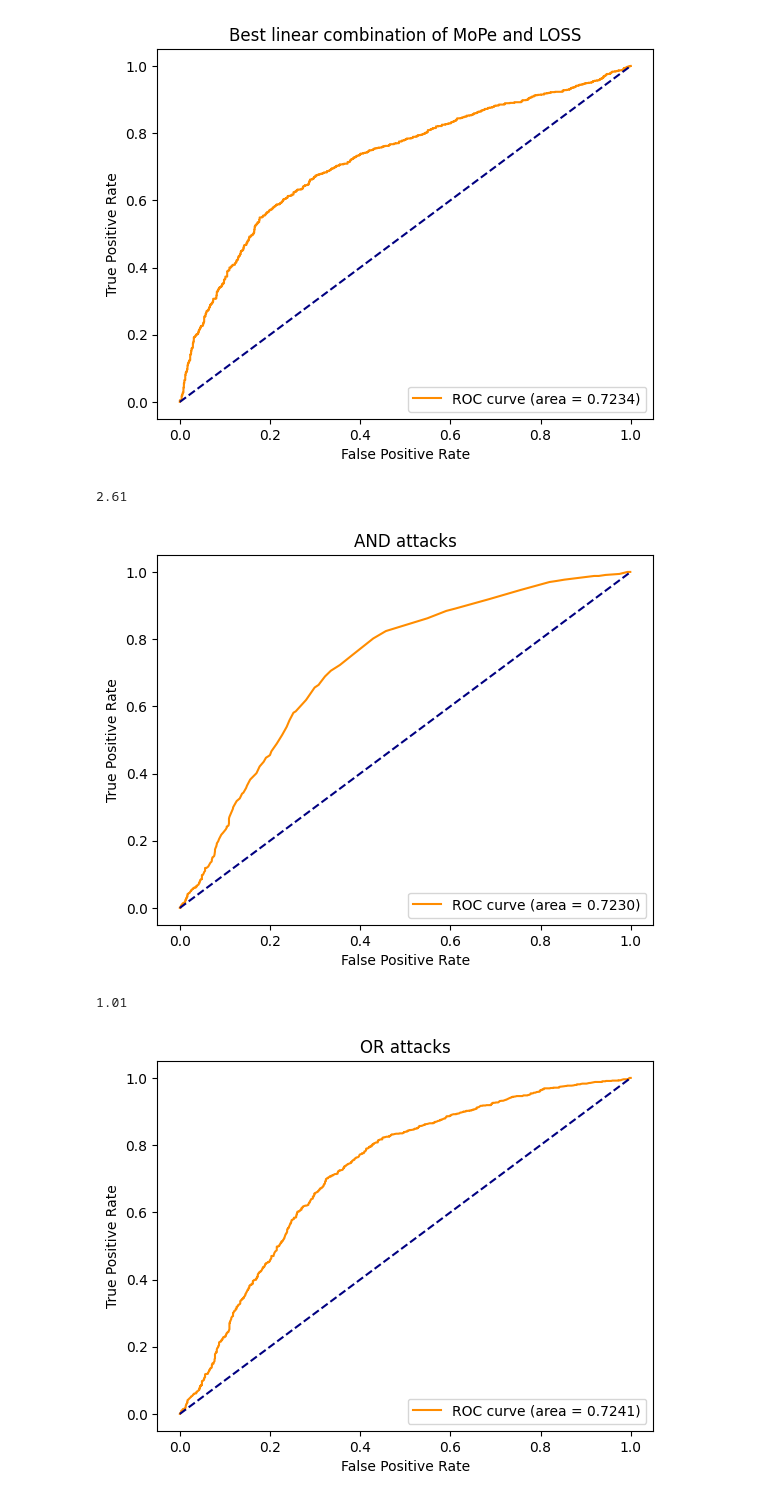
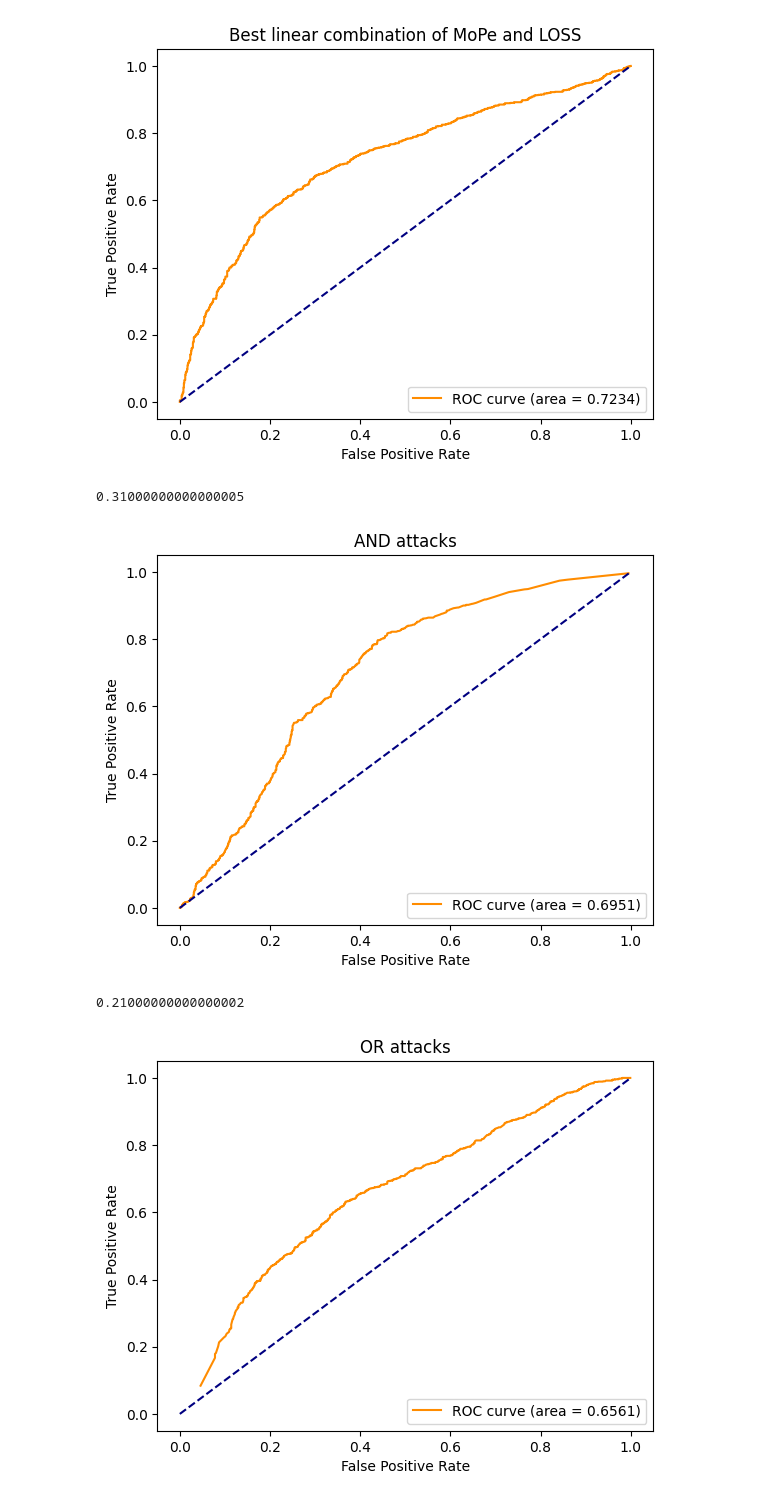
Before and after one commit to safr-ai-lab/pandora-llm, a Jupyter notebook: find_best_combination.ipynb, the cells around one changed output. Drawn from its saved outputs; the diff is of its cells as text; code cells hidden in the pictures.

Commit message:
combine plots but trying scaling

```diff
--- a/find_best_combination.ipynb
+++ b/find_best_combination.ipynb
@@ -12,6 +12,10 @@ valid_likelihoods = all_likelihoods[all_likelihoods.shape[0]//2:,]
 train_mope = -(train_likelihoods[1:,:].mean(dim=0) - train_likelihoods[0,:])
 valid_mope = -(valid_likelihoods[1:,:].mean(dim=0) - valid_likelihoods[0,:])
 
-z_scores = stats.zscore(torch.concat((train_mope, valid_mope)))
-train_mope_z = z_scores[:len(z_scores)//2] + min(z_scores)
-valid_mope_z = z_scores[len(z_scores)//2:] + min(z_scores)
+mope_z_scores = stats.zscore(torch.concat((train_mope, valid_mope)))
+train_mope_z = mope_z_scores[:len(mope_z_scores)//2] + min(mope_z_scores)
+valid_mope_z = mope_z_scores[len(mope_z_scores)//2:] + min(mope_z_scores)
+
+loss_z_scores = stats.zscore(torch.concat((train_likelihoods[0,:], valid_likelihoods[0,:])))
+train_loss_z  = loss_z_scores[:len(loss_z_scores)//2] + min(loss_z_scores)
+valid_loss_z  = loss_z_scores[len(loss_z_scores)//2:] + min(loss_z_scores)
@@ -44,6 +44,14 @@ plt.legend()
 plt.show()
 # %% [output]
 [figure]
+# %%
+#Scale mope and loss to be between [0,1] to be a fair comparison
+
+scaled_train_mope_z = (train_mope_z-min(mope_z_scores))/(max(mope_z_scores)-min(mope_z_scores))
+scaled_valid_mope_z = (valid_mope_z-min(mope_z_scores))/(max(mope_z_scores)-min(mope_z_scores))
+
+scaled_train_loss_z = (train_loss_z-min(loss_z_scores))/(max(loss_z_scores)-min(loss_z_scores))
+scaled_valid_loss_z = (valid_loss_z-min(loss_z_scores))/(max(loss_z_scores)-min(loss_z_scores))
 # %%
 def find_best_lambda(train_mope_z, valid_mope_z, train_loss_z, valid_loss_z, stepsize = 0.01):
     best_lmbda = -1
@@ -127,7 +135,7 @@ def find_best_and(train_mope_z, valid_mope_z, train_loss_z, valid_loss_z, start=
             best_fpr, best_tpr = fpr, tpr
     return best_m, best_auc, best_fpr, best_tpr
 # %%
-best_and_m, roc_auc, fpr, tpr = find_best_and(min(z_scores)+train_mope_z, min(z_scores)+valid_mope_z, min(loss_z_scores)+train_loss_z, min(loss_z_scores)+valid_loss_z)
+best_and_m, roc_auc, fpr, tpr = find_best_and(scaled_train_mope_z, scaled_valid_mope_z, scaled_train_loss_z, scaled_valid_loss_z)
 
 print(best_and_m)
 plt.plot(fpr, tpr, color='darkorange', label='ROC curve (area = %0.4f)' % roc_auc)
@@ -138,19 +146,19 @@ plt.xlabel('False Positive Rate')
 plt.ylabel('True Positive Rate')
 plt.show()
 # %% [output]
-2.61
+0.31000000000000005
-[figure, old version]
+[figure, new version]
 # %%
-best_or_m, roc_auc, fpr, tpr = find_best_or(min(z_scores)+train_mope_z, min(z_scores)+valid_mope_z, min(loss_z_scores)+train_loss_z, min(loss_z_scores)+valid_loss_z)
+best_or_m, roc_auc, fpr, tpr = find_best_or(scaled_train_mope_z, scaled_valid_mope_z, scaled_train_loss_z, scaled_valid_loss_z)
 print(best_or_m)
 
 plt.plot(fpr, tpr, color='darkorange', label='ROC curve (area = %0.4f)' % roc_auc)
 plt.plot([0, 1], [0, 1], color='navy', linestyle='--')
 plt.title("OR attacks")
 plt.legend(loc="lower right")
 plt.xlabel('False Positive Rate')
 plt.ylabel('True Positive Rate')
 plt.show()
 # %% [output]
-1.01
+0.21000000000000002
-[figure, old version]
+[figure, new version]
```
Also changed, not shown: parts of 2 cells of this notebook.
